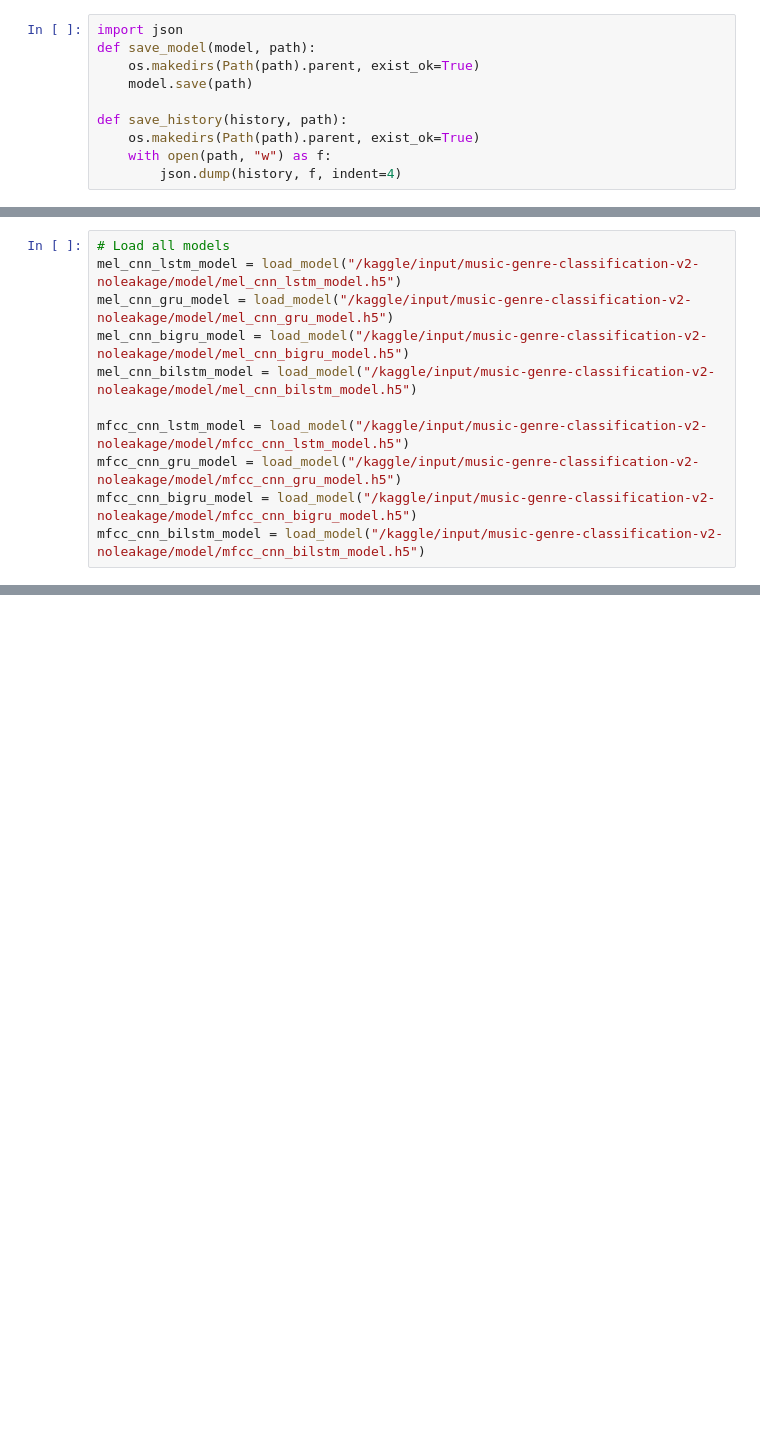
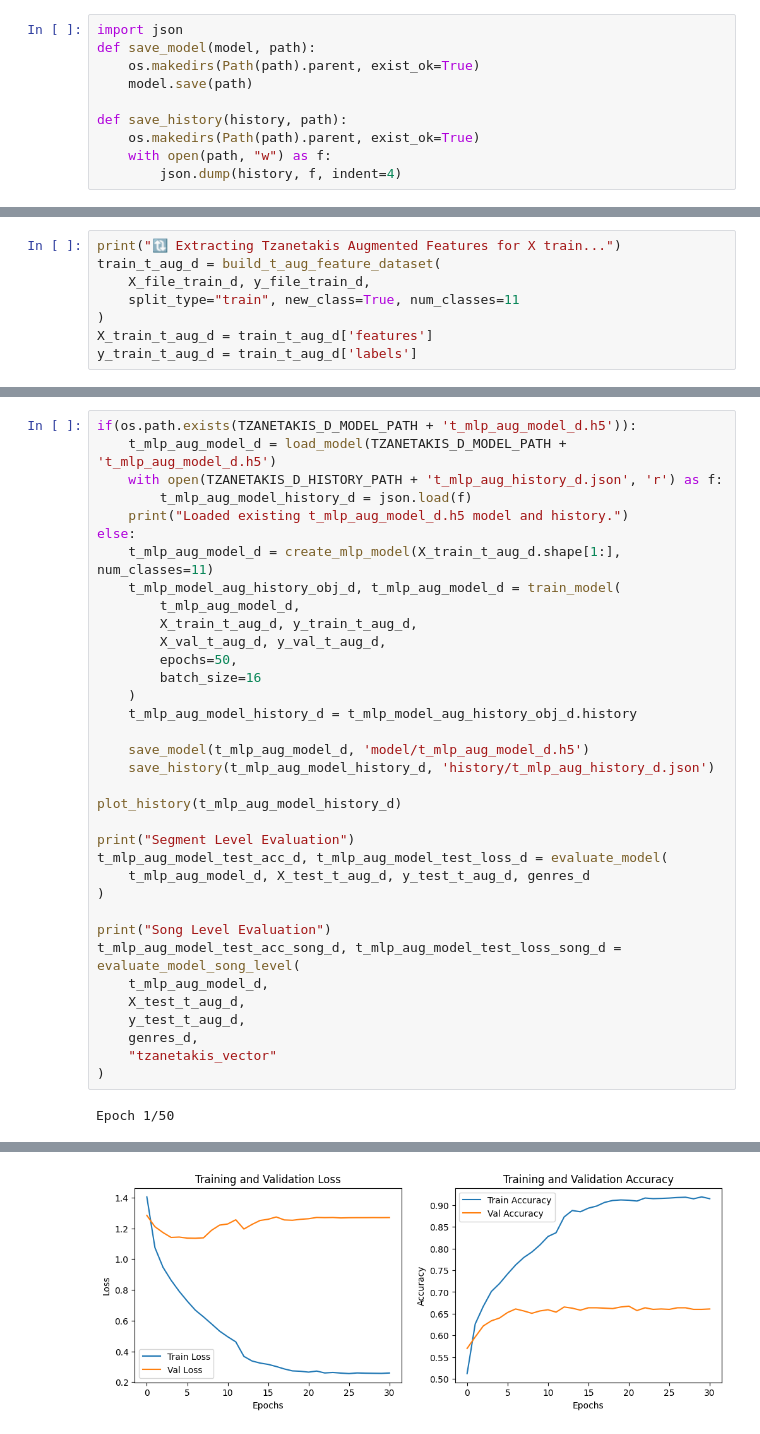
Before and after one commit to nicostap/DL-MusicGenreClassifier, a Jupyter notebook: notebook/music-genre-classification.ipynb, the cells around one changed output, grey strips where cells are left out. Drawn from its saved outputs; the diff is of its cells as text; blank space fills up the shorter version.

Commit message:
add model and preprocessing

```diff
--- a/notebook/music-genre-classification.ipynb
+++ b/notebook/music-genre-classification.ipynb
@@ -1594,11 +1976,0 @@ def evaluate_song_level(model, X_file_test, y_file_test, scaler, feature_type):
-# %%
-# Load all models
-mel_cnn_lstm_model = load_model("/kaggle/input/music-genre-classification-v2-noleakage/model/mel_cnn_lstm_model.h5")
-mel_cnn_gru_model = load_model("/kaggle/input/music-genre-classification-v2-noleakage/model/mel_cnn_gru_model.h5")
-mel_cnn_bigru_model = load_model("/kaggle/input/music-genre-classification-v2-noleakage/model/mel_cnn_bigru_model.h5")
-mel_cnn_bilstm_model = load_model("/kaggle/input/music-genre-classification-v2-noleakage/model/mel_cnn_bilstm_model.h5")
-
-mfcc_cnn_lstm_model = load_model("/kaggle/input/music-genre-classification-v2-noleakage/model/mfcc_cnn_lstm_model.h5")
-mfcc_cnn_gru_model = load_model("/kaggle/input/music-genre-classification-v2-noleakage/model/mfcc_cnn_gru_model.h5")
-mfcc_cnn_bigru_model = load_model("/kaggle/input/music-genre-classification-v2-noleakage/model/mfcc_cnn_bigru_model.h5")
-mfcc_cnn_bilstm_model = load_model("/kaggle/input/music-genre-classification-v2-noleakage/model/mfcc_cnn_bilstm_model.h5")
@@ -1671,0 +3168,8 @@ Test Accuracy (Song): 0.85
+# %%
+print("🔃 Extracting Tzanetakis Augmented Features for X train...")
+train_t_aug_d = build_t_aug_feature_dataset(
+    X_file_train_d, y_file_train_d,
+    split_type="train", new_class=True, num_classes=11
+)
+X_train_t_aug_d = train_t_aug_d['features']
+y_train_t_aug_d = train_t_aug_d['labels']
@@ -1671,0 +3745,37 @@ Test Accuracy (Song): 0.85
+# %%
+if(os.path.exists(TZANETAKIS_D_MODEL_PATH + 't_mlp_aug_model_d.h5')):
+    t_mlp_aug_model_d = load_model(TZANETAKIS_D_MODEL_PATH + 't_mlp_aug_model_d.h5')
+    with open(TZANETAKIS_D_HISTORY_PATH + 't_mlp_aug_history_d.json', 'r') as f:
+        t_mlp_aug_model_history_d = json.load(f)
+    print("Loaded existing t_mlp_aug_model_d.h5 model and history.")
+else:
+    t_mlp_aug_model_d = create_mlp_model(X_train_t_aug_d.shape[1:], num_classes=11)
+    t_mlp_model_aug_history_obj_d, t_mlp_aug_model_d = train_model(
+        t_mlp_aug_model_d,
+        X_train_t_aug_d, y_train_t_aug_d,
+        X_val_t_aug_d, y_val_t_aug_d,
+        epochs=50,
+        batch_size=16
+    )
+    t_mlp_aug_model_history_d = t_mlp_model_aug_history_obj_d.history
+
+    save_model(t_mlp_aug_model_d, 'model/t_mlp_aug_model_d.h5')
+    save_history(t_mlp_aug_model_history_d, 'history/t_mlp_aug_history_d.json')
+
+plot_history(t_mlp_aug_model_history_d)
+
+print("Segment Level Evaluation")
+t_mlp_aug_model_test_acc_d, t_mlp_aug_model_test_loss_d = evaluate_model(
+    t_mlp_aug_model_d, X_test_t_aug_d, y_test_t_aug_d, genres_d
+)
+
+print("Song Level Evaluation")
+t_mlp_aug_model_test_acc_song_d, t_mlp_aug_model_test_loss_song_d = evaluate_model_song_level(
+    t_mlp_aug_model_d,
+    X_test_t_aug_d,
+    y_test_t_aug_d,
+    genres_d,
+    "tzanetakis_vector"
+)
+# %% [output]
+Epoch 1/50
@@ -1671,0 +3804 @@ Test Accuracy (Song): 0.85
+[figure, added]
```
Also changed, not shown: parts of 95 cells of this notebook, 5 other files.
